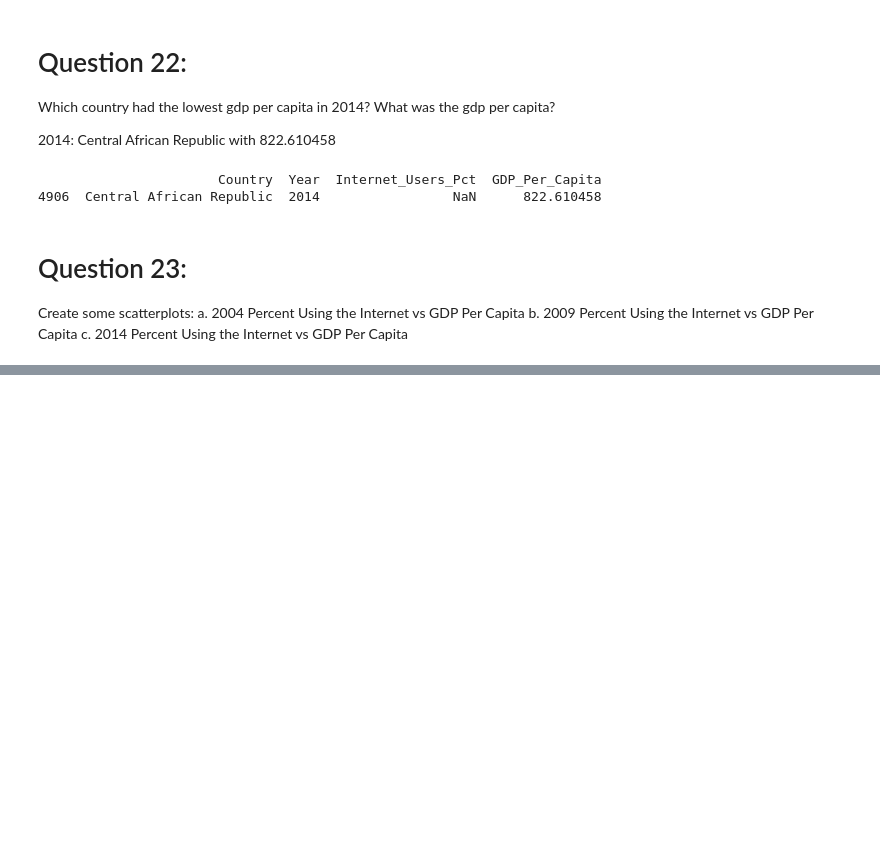
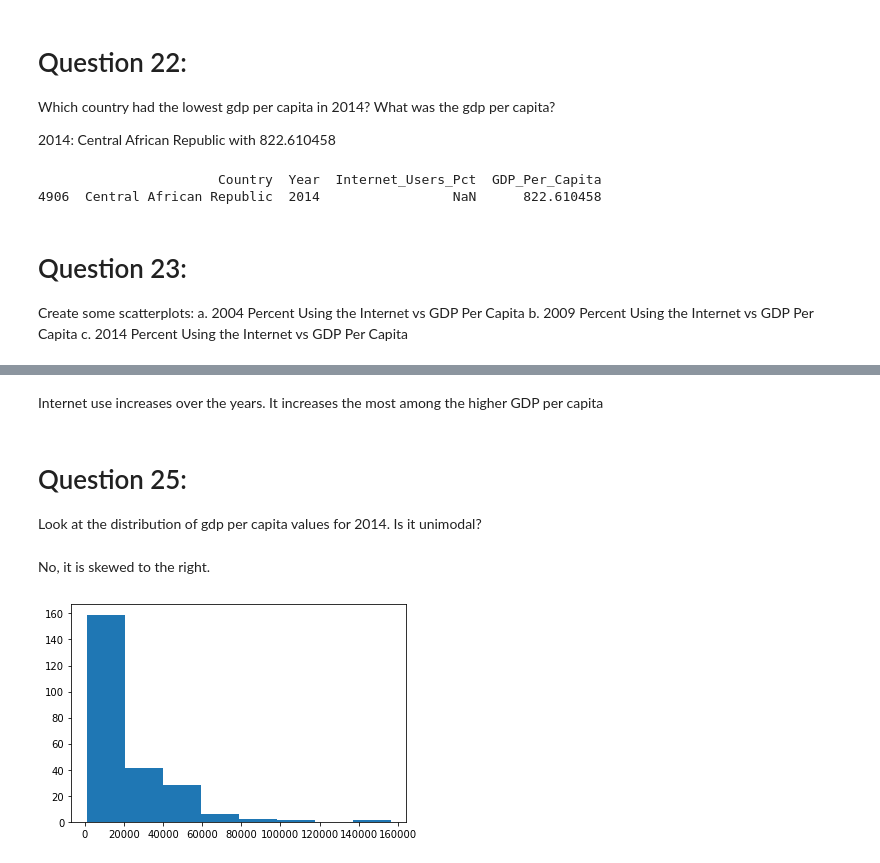
Before and after one commit to rebeccagwolfe/gdp-and-internet-usage-rebeccagwolfe, a Jupyter notebook: Notebooks/rwpython_notebook.ipynb, the cells around one changed output, grey strips where cells are left out. Cells and saved outputs as stored; diff of their text form; code cells hidden in the pictures; blank space fills up the shorter version.

```diff
--- a/Notebooks/rwpython_notebook.ipynb
+++ b/Notebooks/rwpython_notebook.ipynb
@@ -466,0 +473,12 @@ Are there differences across years? What do the plots tell you about any relatio
+# %% [markdown]
+Internet use increases over the years. It increases the most among the higher GDP per capita
+# %% [markdown]
+# Question 25:
+Look at the distribution of gdp per capita values for 2014. Is it unimodal?
+# %% [markdown]
+No, it is skewed to the right.
+# %%
+plt.hist(df_2014['GDP_Per_Capita'], bins=8)
+plt.show()
+# %% [output]
+[figure, added]
```
Also changed, not shown: parts of 39 cells of this notebook.
